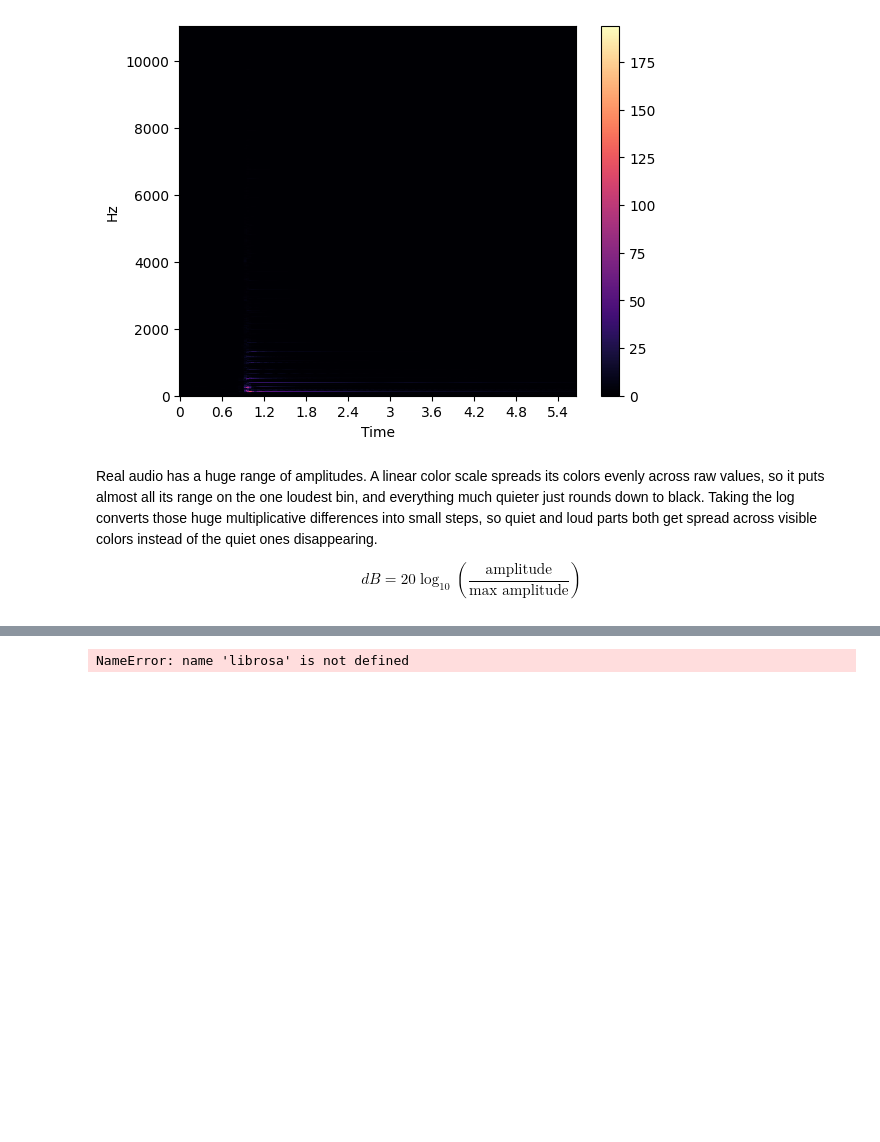
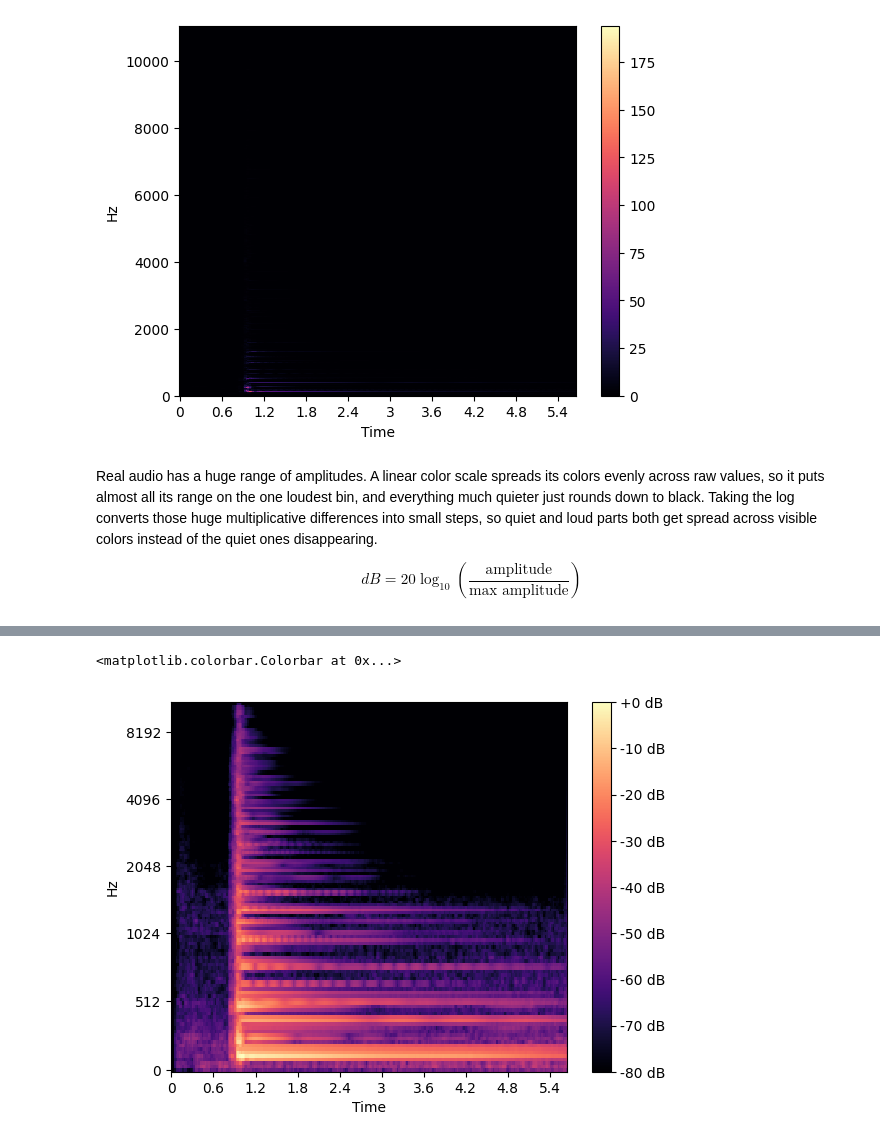
Before and after one commit to ilhanriyaz/guitar-chord-recognition, a Jupyter notebook: notebooks/spectrogram_demo.ipynb, the cells around one changed output, grey strips where cells are left out. Cells and saved outputs as stored; diff of their text form; code cells hidden in the pictures; blank space fills up the shorter version.

```diff
--- a/notebooks/spectrogram_demo.ipynb
+++ b/notebooks/spectrogram_demo.ipynb
@@ -46,7 +46,8 @@ plt.colorbar(format='%+2.0f dB')
 # %%
 # Mel spectrogram
-mel_spectrogram = librosa.feature.melspectrogram(y=y, sr=sr)
+mel_spectrogram = librosa.feature.melspectrogram(y=y, sr=sr, n_mels=128)
 librosa.display.specshow(librosa.power_to_db(mel_spectrogram, ref=np.max), sr=sr, x_axis='time', y_axis='mel')
 plt.colorbar(format='%+2.0f dB')
 # %% [output]
-NameError: name 'librosa' is not defined
+<matplotlib.colorbar.Colorbar at 0x...>
+[figure, added]
```
Also changed, not shown: parts of 3 cells of this notebook, 7 other files.
